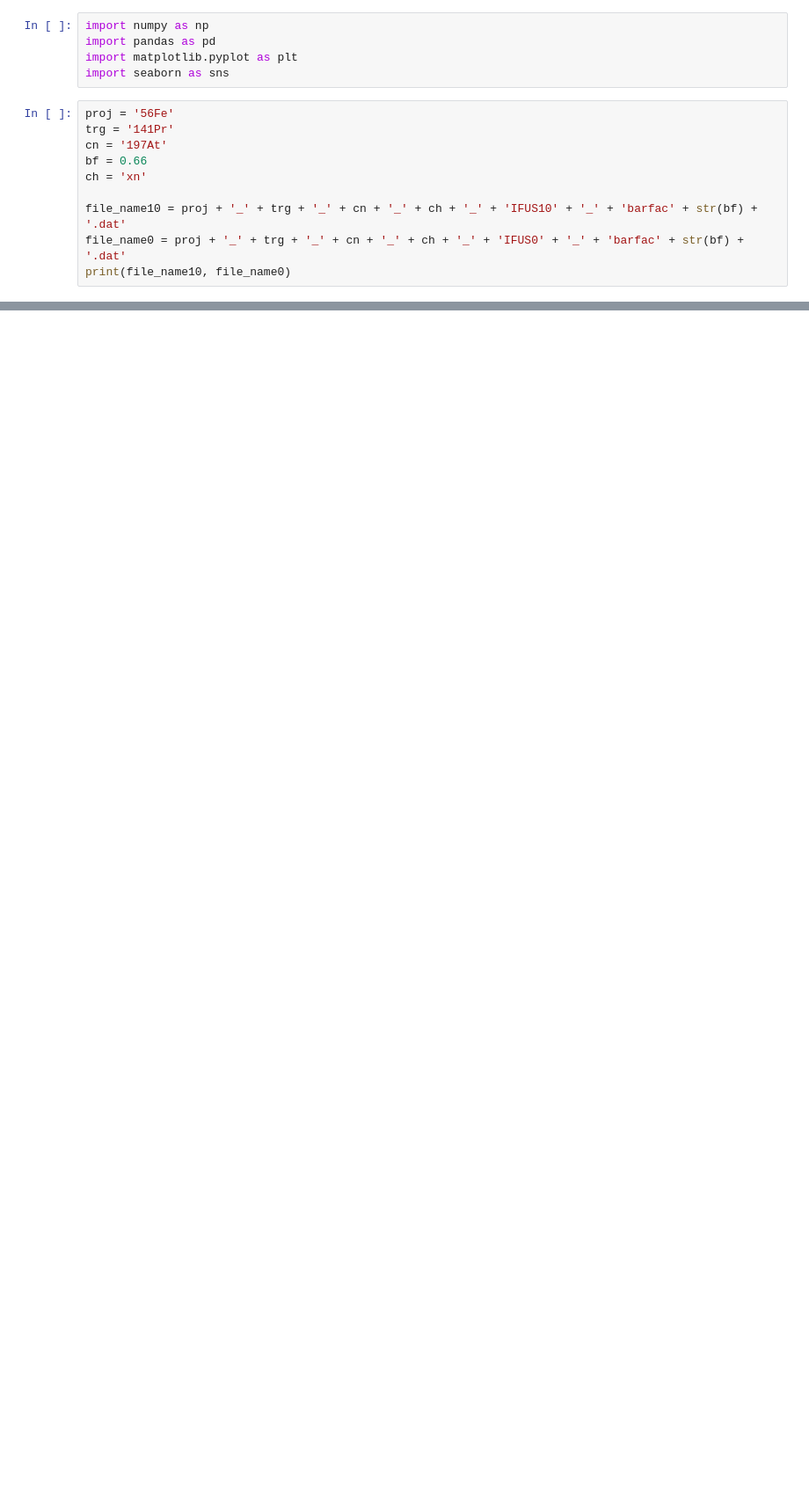
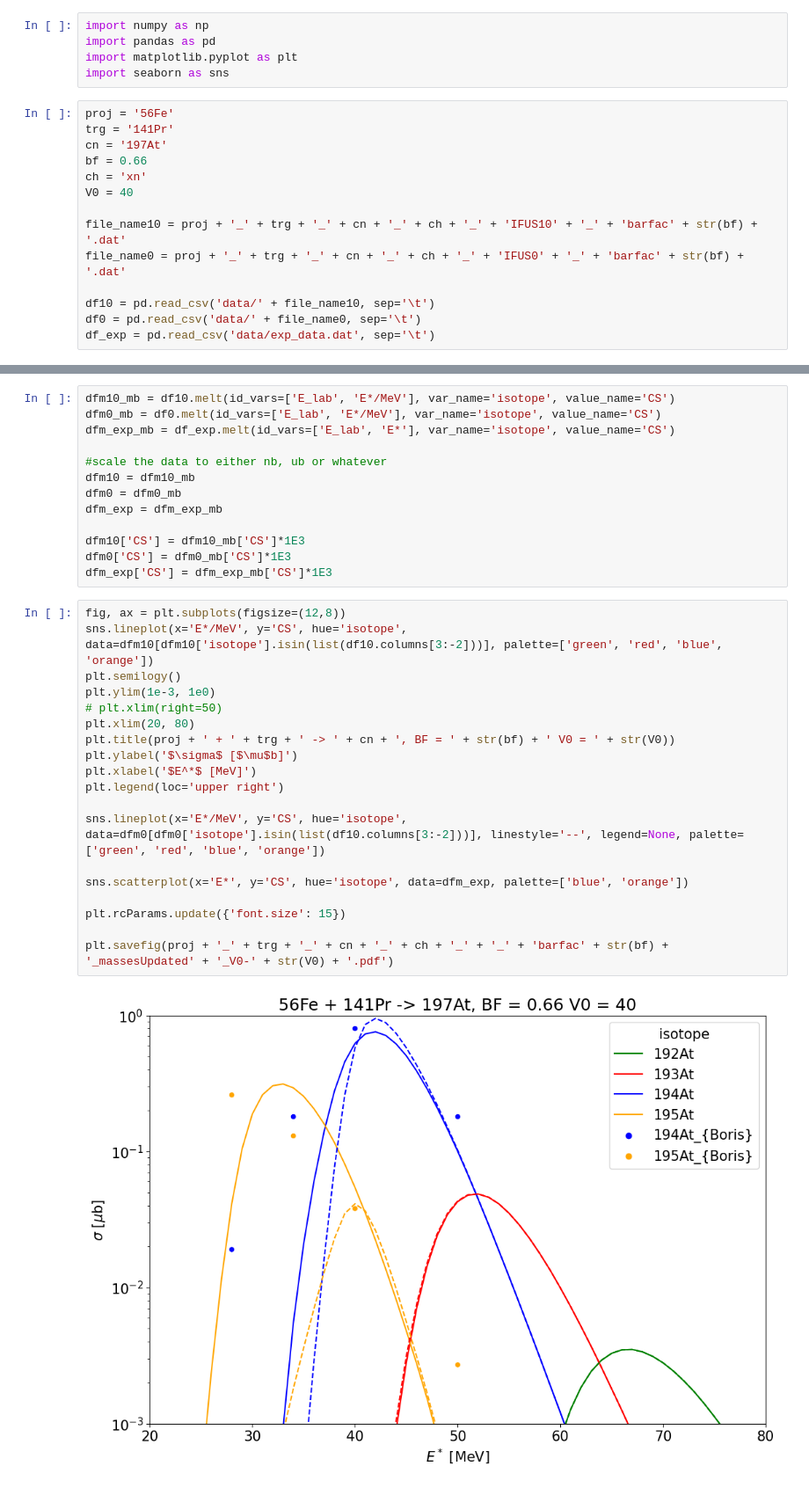
Before and after one commit to AdamSitarcik/hivap, a Jupyter notebook: MyHivap/results/197at/197at.ipynb, the cells around one changed output, grey strips where cells are left out. Shown at 88% size. Cells and saved outputs as stored; diff of their text form; blank space fills up the shorter version.

```diff
--- a/MyHivap/results/197at/197at.ipynb
+++ b/MyHivap/results/197at/197at.ipynb
@@ -9,7 +9,11 @@ trg = '141Pr'
 cn = '197At'
 bf = 0.66
 ch = 'xn'
+V0 = 40
 
 file_name10 = proj + '_' + trg + '_' + cn + '_' + ch + '_' + 'IFUS10' + '_' + 'barfac' + str(bf) + '.dat'
 file_name0 = proj + '_' + trg + '_' + cn + '_' + ch + '_' + 'IFUS0' + '_' + 'barfac' + str(bf) + '.dat'
-print(file_name10, file_name0)
+
+df10 = pd.read_csv('data/' + file_name10, sep='\t')
+df0 = pd.read_csv('data/' + file_name0, sep='\t')
+df_exp = pd.read_csv('data/exp_data.dat', sep='\t')
@@ -18 +20,35 @@ print(file_name10, file_name0)
+# %%
+dfm10_mb = df10.melt(id_vars=['E_lab', 'E*/MeV'], var_name='isotope', value_name='CS')
+dfm0_mb = df0.melt(id_vars=['E_lab', 'E*/MeV'], var_name='isotope', value_name='CS')
+dfm_exp_mb = df_exp.melt(id_vars=['E_lab', 'E*'], var_name='isotope', value_name='CS')
+
+#scale the data to either nb, ub or whatever
+dfm10 = dfm10_mb
+dfm0 = dfm0_mb
+dfm_exp = dfm_exp_mb
+
+dfm10['CS'] = dfm10_mb['CS']*1E3
+dfm0['CS'] = dfm0_mb['CS']*1E3
+dfm_exp['CS'] = dfm_exp_mb['CS']*1E3
+# %%
+fig, ax = plt.subplots(figsize=(12,8))
+sns.lineplot(x='E*/MeV', y='CS', hue='isotope', data=dfm10[dfm10['isotope'].isin(list(df10.columns[3:-2]))], palette=['green', 'red', 'blue', 'orange'])
+plt.semilogy()
+plt.ylim(1e-3, 1e0)
+# plt.xlim(right=50)
+plt.xlim(20, 80)
+plt.title(proj + ' + ' + trg + ' -> ' + cn + ', BF = ' + str(bf) + ' V0 = ' + str(V0))
+plt.ylabel('$\sigma$ [$\mu$b]')
+plt.xlabel('$E^*$ [MeV]')
+plt.legend(loc='upper right')
+
+sns.lineplot(x='E*/MeV', y='CS', hue='isotope', data=dfm0[dfm0['isotope'].isin(list(df10.columns[3:-2]))], linestyle='--', legend=None, palette=['green', 'red', 'blue', 'orange'])
+
+sns.scatterplot(x='E*', y='CS', hue='isotope', data=dfm_exp, palette=['blue', 'orange'])
+
+plt.rcParams.update({'font.size': 15})
+
+plt.savefig(proj + '_' + trg + '_' + cn + '_' + ch + '_' + '_' + 'barfac' + str(bf) + '_massesUpdated' + '_V0-' + str(V0) + '.pdf')
+# %% [output]
+[figure, added]
 # %%
```
Also changed, not shown: parts of 6 cells of this notebook, 23 other files.
